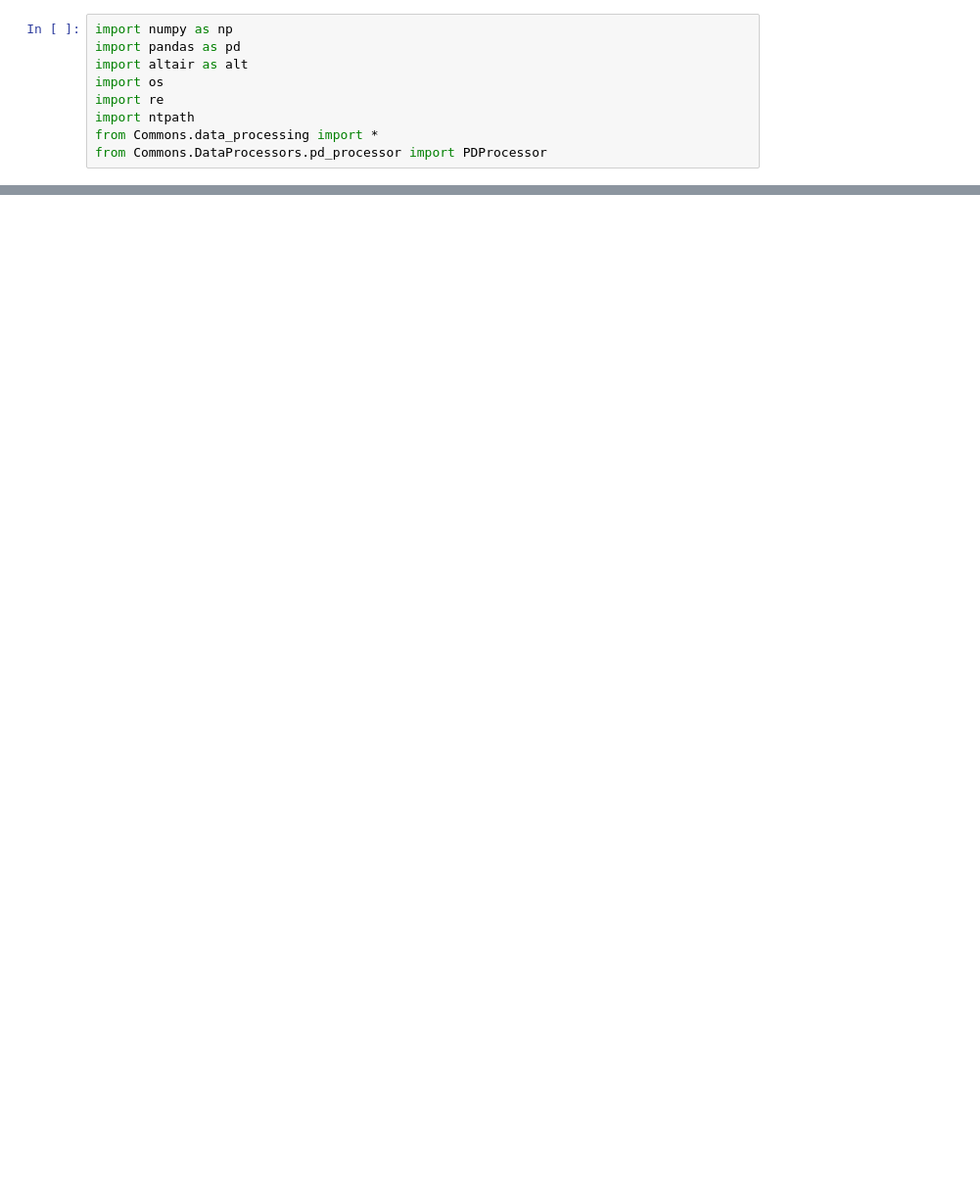
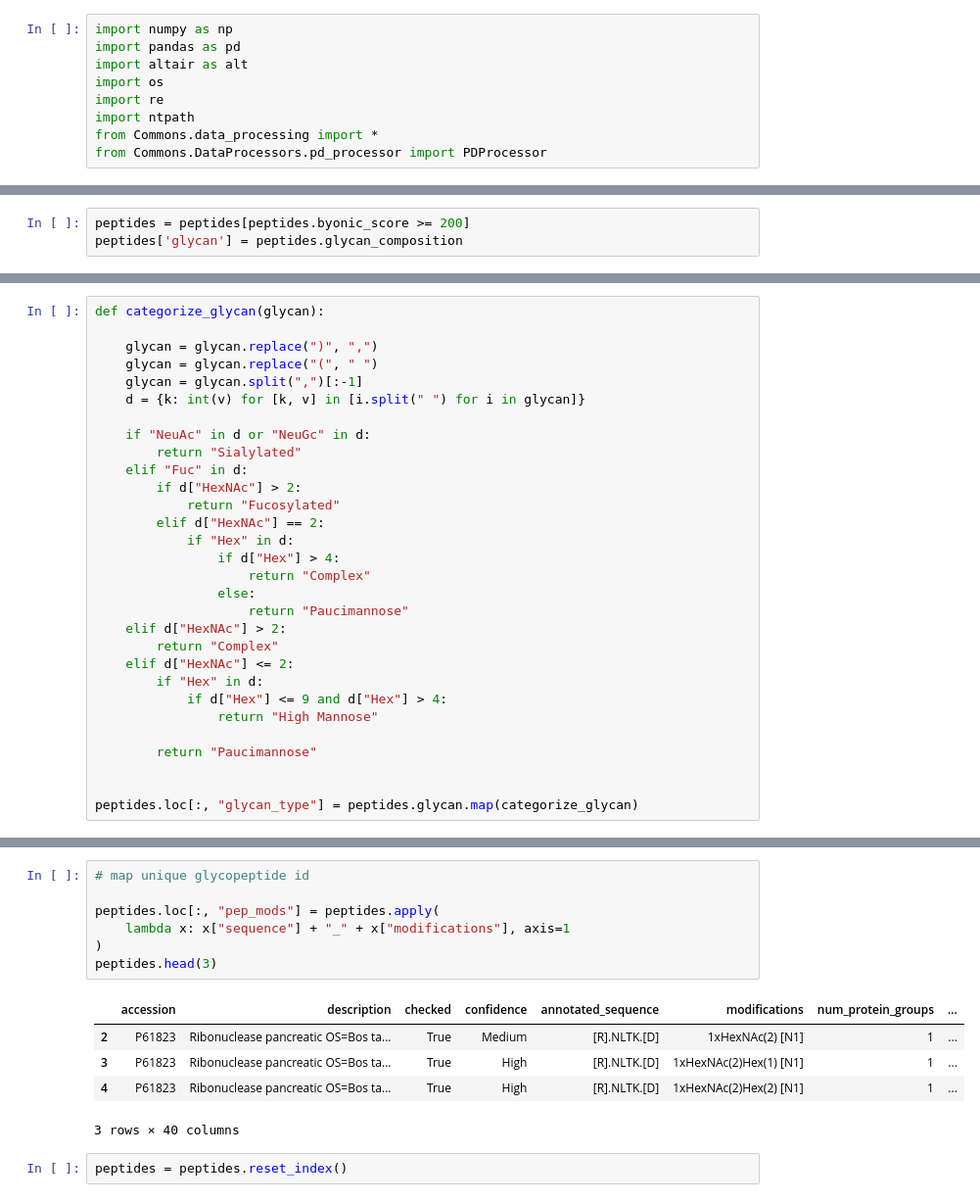
Before and after one commit to lingjunli-research/pgc-glycosylation-lfq, a Jupyter notebook: exploration.ipynb, the cells around one changed output, grey strips where cells are left out. Shown: that part at 98% size. Saved outputs shown, nothing was run; the diff lists cells and outputs as text; blank space fills up the shorter version.

```diff
--- a/exploration.ipynb
+++ b/exploration.ipynb
@@ -51,2 +73,5 @@ alt.Chart(res).mark_bar().encode(
 # %% [output]
 [interactive output not drawn]
+# %%
+peptides = peptides[peptides.byonic_score >= 200]
+peptides['glycan'] = peptides.glycan_composition
@@ -52,0 +84,30 @@ alt.Chart(res).mark_bar().encode(
+# %%
+def categorize_glycan(glycan):
+
+    glycan = glycan.replace(")", ",")
+    glycan = glycan.replace("(", " ")
+    glycan = glycan.split(",")[:-1]
+    d = {k: int(v) for [k, v] in [i.split(" ") for i in glycan]}
+
+    if "NeuAc" in d or "NeuGc" in d:
+        return "Sialylated"
+    elif "Fuc" in d:
+        if d["HexNAc"] > 2:
+            return "Fucosylated"
+        elif d["HexNAc"] == 2:
+            if "Hex" in d:
+                if d["Hex"] > 4:
+                    return "Complex"
+                else:
+                    return "Paucimannose"
+    elif d["HexNAc"] > 2:
+        return "Complex"
+    elif d["HexNAc"] <= 2:
+        if "Hex" in d:
+            if d["Hex"] <= 9 and d["Hex"] > 4:
+                return "High Mannose"
+
+        return "Paucimannose"
+
+
+peptides.loc[:, "glycan_type"] = peptides.glycan.map(categorize_glycan)
@@ -52,0 +125,15 @@ alt.Chart(res).mark_bar().encode(
+# %%
+# map unique glycopeptide id
+
+peptides.loc[:, "pep_mods"] = peptides.apply(
+    lambda x: x["sequence"] + "_" + x["modifications"], axis=1
+)
+peptides.head(3)
+# %% [output]
+|  | accession | description | checked | confidence | annotated_sequence | modifications | num_protein_groups | ... |
+| 2 | P61823 | Ribonuclease pancreatic OS=Bos ta... | True | Medium | [R].NLTK.[D] | 1xHexNAc(2) [N1] | 1 | ... |
+| 3 | P61823 | Ribonuclease pancreatic OS=Bos ta... | True | High | [R].NLTK.[D] | 1xHexNAc(2)Hex(1) [N1] | 1 | ... |
+| 4 | P61823 | Ribonuclease pancreatic OS=Bos ta... | True | High | [R].NLTK.[D] | 1xHexNAc(2)Hex(2) [N1] | 1 | ... |
+3 rows × 40 columns
+# %%
+peptides = peptides.reset_index()
```
Also changed, not shown: parts of 18 cells of this notebook.
